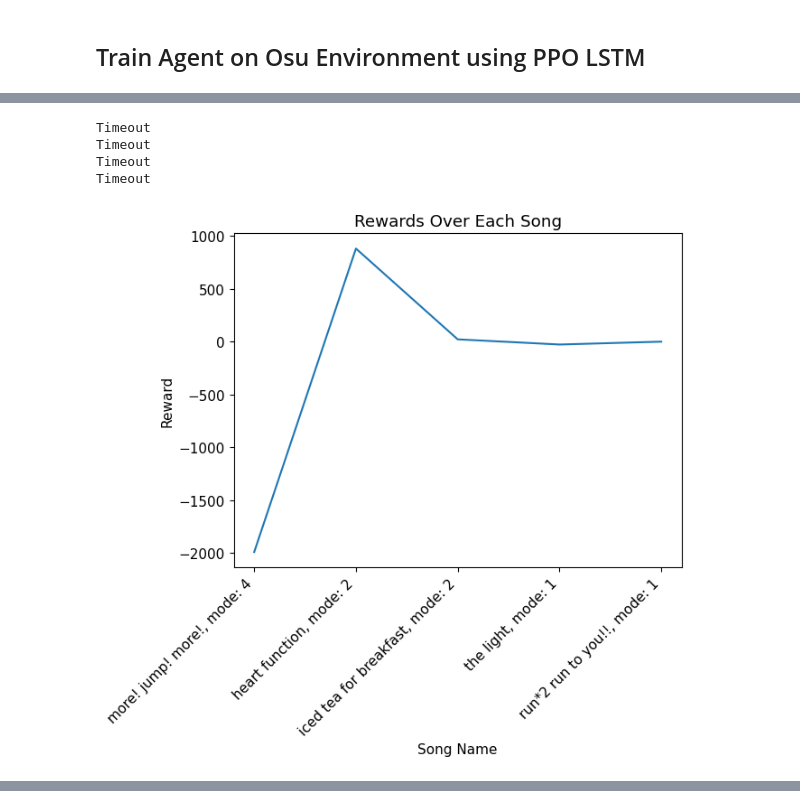
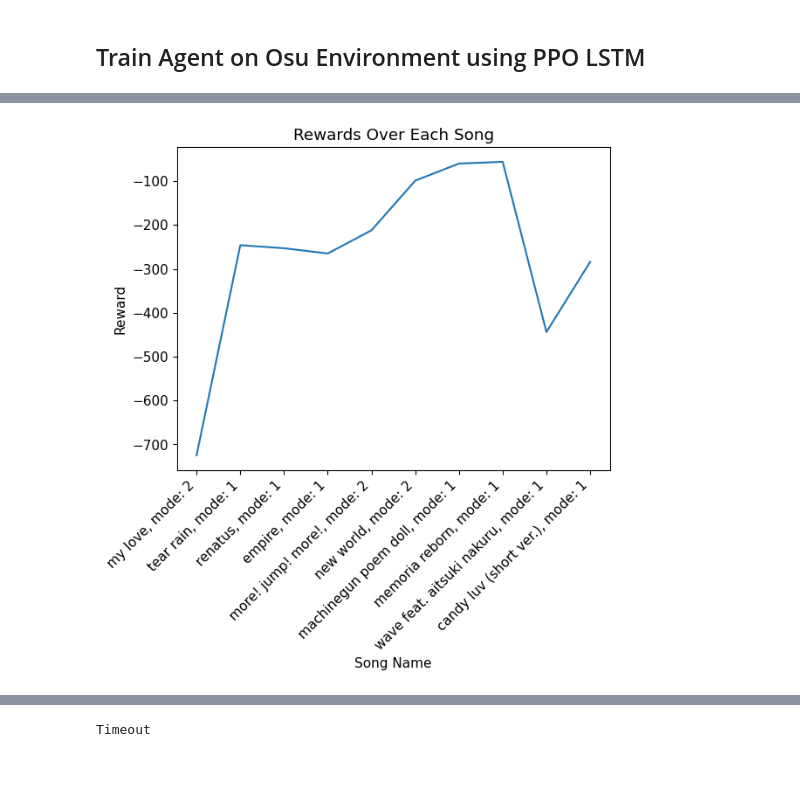
Before and after one commit to tianye-chen/Osu-mania-RL-agent, a Jupyter notebook: ppo_lstm.ipynb, the cells around one changed output, grey strips where cells are left out. Saved outputs shown, nothing was run; the diff lists cells and outputs as text; code cells hidden in the pictures; blank space fills up the shorter version.

```diff
--- a/ppo_lstm.ipynb
+++ b/ppo_lstm.ipynb
@@ -21,10 +21,10 @@ logging.getLogger('ultralytics').setLevel(logging.ERROR)
 device = torch.device("cuda" if torch.cuda.is_available() else "cpu")
 # %%
 # define arguments for Agent
-env = OsuEnvironment(num_frame=30)
+env = OsuEnvironment(num_frame=8)
 behavior_cloning = True
 hidden_size = 128
-num_layer = 4
+num_layer = 1
 dropout = 0.1
 batch_size = 64
 n_epoch = 5
@@ -81,3 +85,3 @@ Accuracy:  0.991227307000754
 # %%
-agent.train(total_episode=700, c=0.02, expert_weight=0.2, margin=0.8)
+agent.train(total_episode=480, c=0.015, expert_weight=0.4, margin=1)
 # %% [output]
@@ -108,9 +116,5 @@ agent.plot()
 # %%
 %matplotlib inline
-agent.eval(total_episode=5)
+agent.eval(total_episode=10)
 # %% [output]
-Timeout
-Timeout
-Timeout
-Timeout
-[figure, old version]
+[figure, new version]
@@ -117,0 +122 @@ Timeout
+Timeout
```
Also changed, not shown: parts of 8 cells of this notebook, 9 other files.
